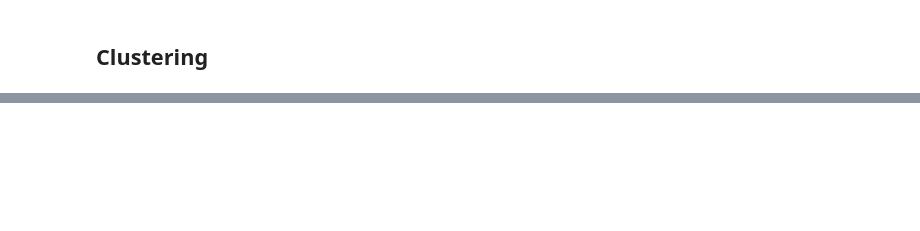
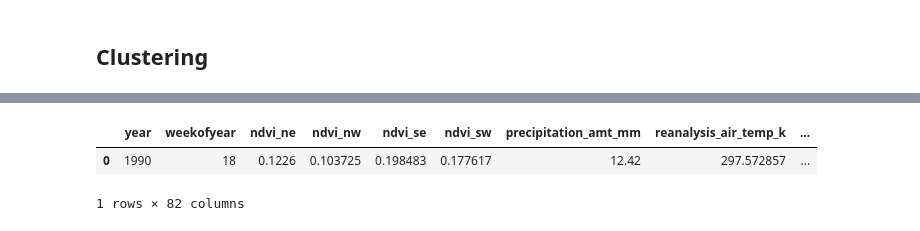
Before and after one commit to dtjldamien/data-driven-dengai, a Jupyter notebook: approach_4.ipynb, the cells around one changed output, grey strips where cells are left out. Cells and saved outputs as stored; diff of their text form; code cells hidden in the pictures; blank space fills up the shorter version.

```diff
--- a/approach_4.ipynb
+++ b/approach_4.ipynb
@@ -55,0 +94,6 @@ clusters_iq = kmeans_iq.predict(iq_train_features)
+# %%
+sj_train_features.iloc[0:1, 0:-1]
+# %% [output]
+|  | year | weekofyear | ndvi_ne | ndvi_nw | ndvi_se | ndvi_sw | precipitation_amt_mm | reanalysis_air_temp_k | ... |
+| 0 | 1990 | 18 | 0.1226 | 0.103725 | 0.198483 | 0.177617 | 12.42 | 297.572857 | ... |
+1 rows × 82 columns
```
Also changed, not shown: parts of 6 cells of this notebook.
